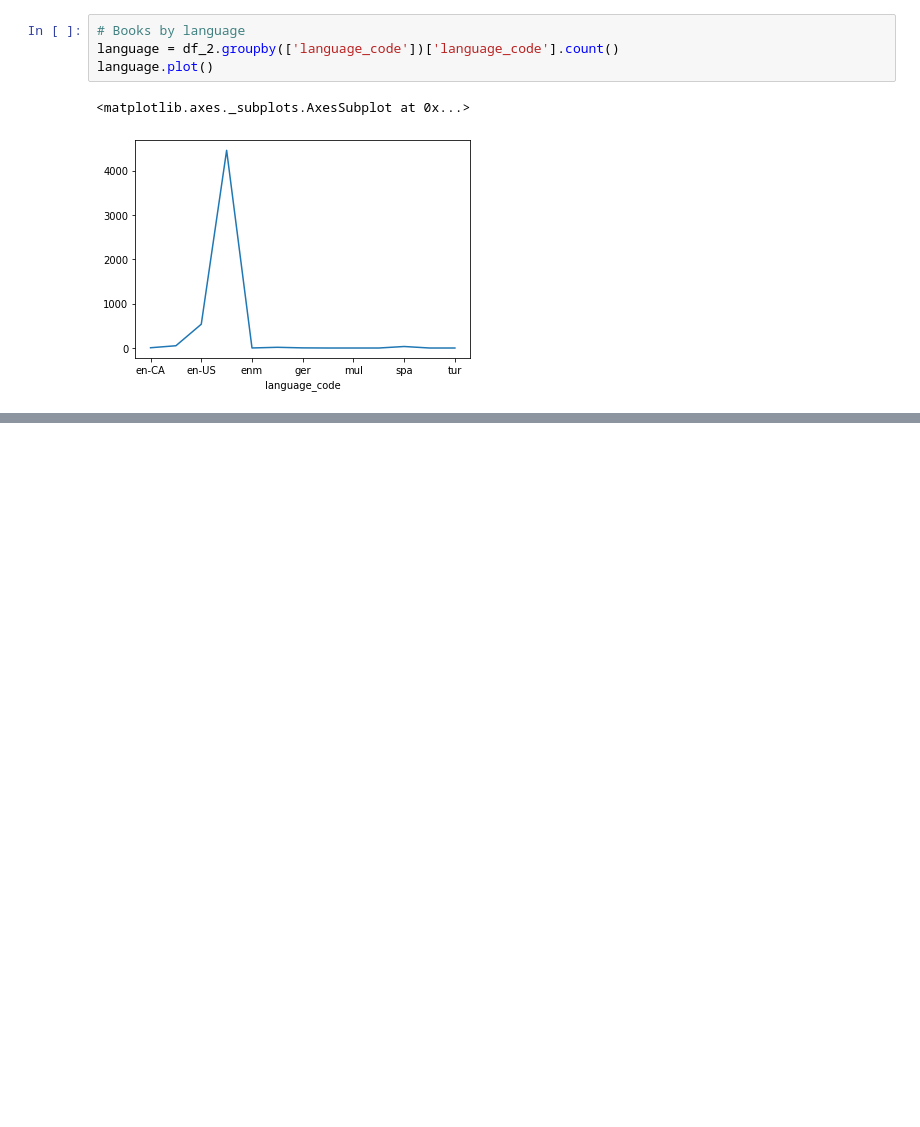
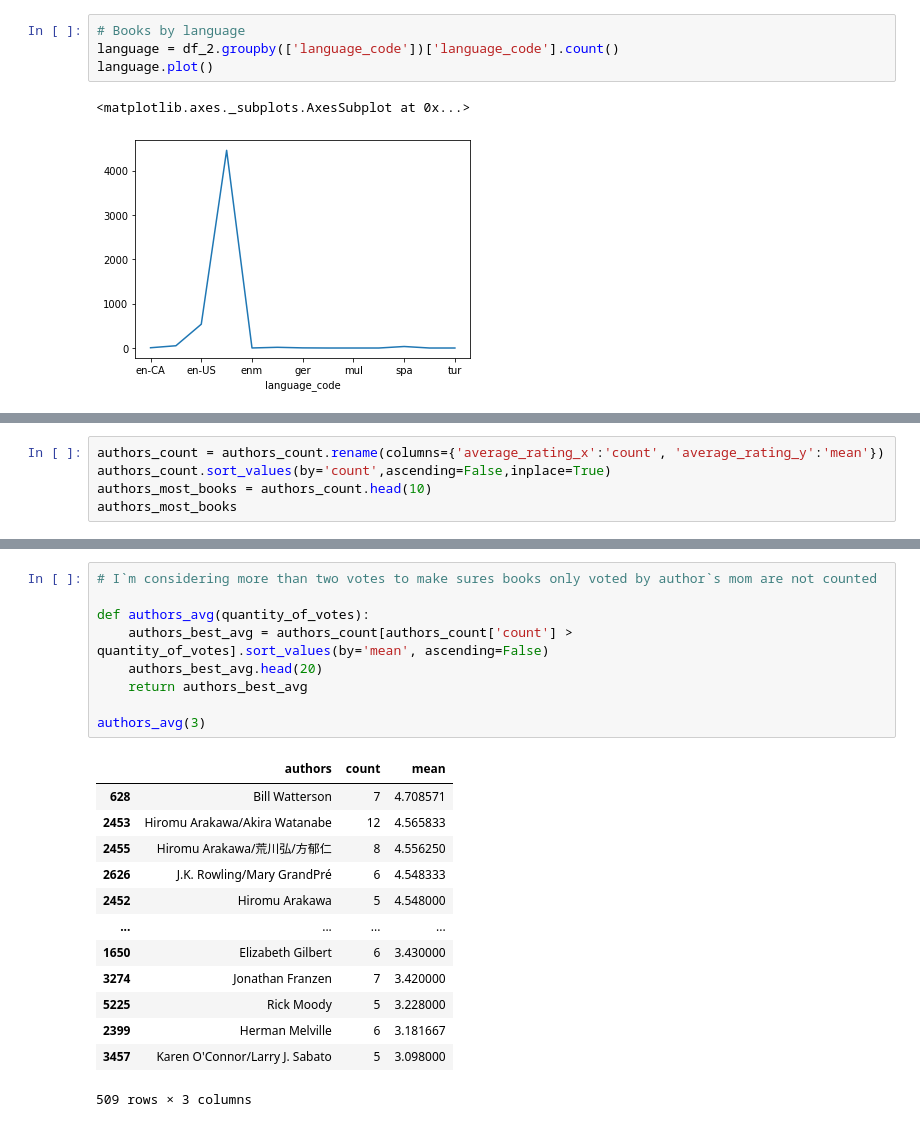
Before and after one commit to ViniciusRaphael/Best_books_from_GoodReads, a Jupyter notebook: Livros.ipynb, the cells around one changed output, grey strips where cells are left out. Drawn from its saved outputs; the diff is of its cells as text; blank space fills up the shorter version.

```diff
--- a/Livros.ipynb
+++ b/Livros.ipynb
@@ -136,0 +168,5 @@ language.plot()
+# %%
+authors_count = authors_count.rename(columns={'average_rating_x':'count', 'average_rating_y':'mean'})
+authors_count.sort_values(by='count',ascending=False,inplace=True)
+authors_most_books = authors_count.head(10)
+authors_most_books
@@ -136,0 +185,23 @@ language.plot()
+# %%
+# I`m considering more than two votes to make sures books only voted by author`s mom are not counted
+
+def authors_avg(quantity_of_votes):
+    authors_best_avg = authors_count[authors_count['count'] > quantity_of_votes].sort_values(by='mean', ascending=False)
+    authors_best_avg.head(20)
+    return authors_best_avg
+
+authors_avg(3)
+# %% [output]
+|  | authors | count | mean |
+| 628 | Bill Watterson | 7 | 4.708571 |
+| 2453 | Hiromu Arakawa/Akira Watanabe | 12 | 4.565833 |
+| 2455 | Hiromu Arakawa/荒川弘/方郁仁 | 8 | 4.556250 |
+| 2626 | J.K. Rowling/Mary GrandPré | 6 | 4.548333 |
+| 2452 | Hiromu Arakawa | 5 | 4.548000 |
+| ... | ... | ... | ... |
+| 1650 | Elizabeth Gilbert | 6 | 3.430000 |
+| 3274 | Jonathan Franzen | 7 | 3.420000 |
+| 5225 | Rick Moody | 5 | 3.228000 |
+| 2399 | Herman Melville | 6 | 3.181667 |
+| 3457 | Karen O'Connor/Larry J. Sabato | 5 | 3.098000 |
+509 rows × 3 columns
```
Also changed, not shown: parts of 9 cells of this notebook.
